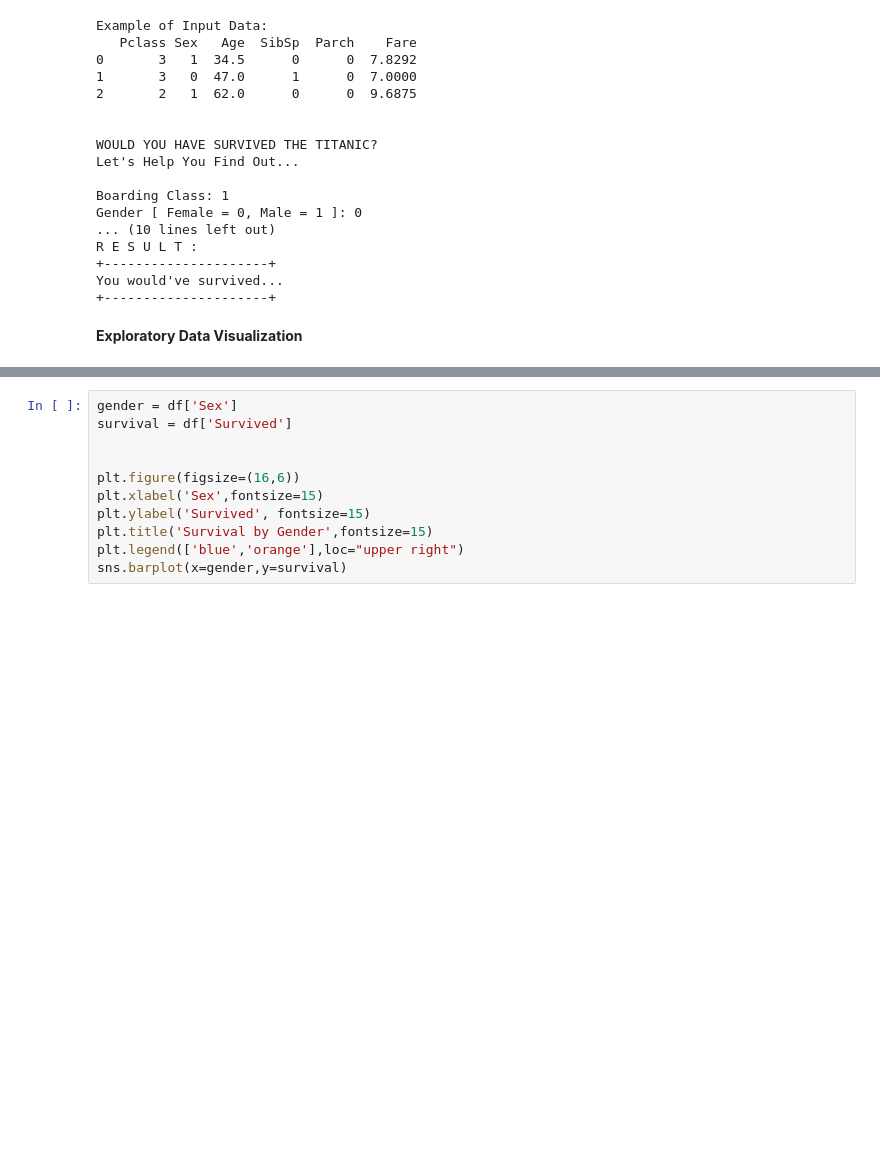
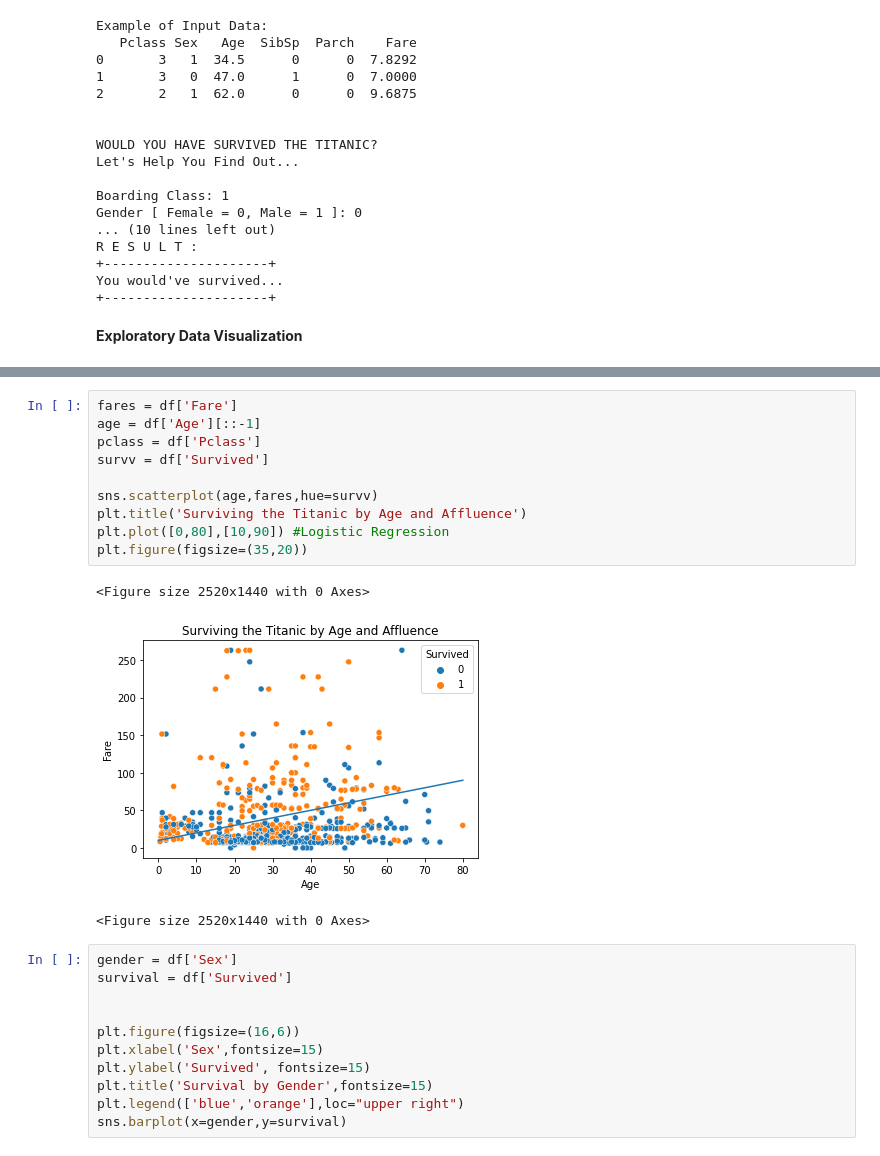
Before and after one commit to invest41/Surviving-the-Titanic, a Jupyter notebook: Titanic_Survival.ipynb, the cells around one changed output, grey strips where cells are left out. Drawn from its saved outputs; the diff is of its cells as text; blank space fills up the shorter version.

```diff
--- a/Titanic_Survival.ipynb
+++ b/Titanic_Survival.ipynb
@@ -250,4 +250,18 @@ plt.figure(figsize=(35,20))
 <Figure size 2520x1440 with 0 Axes>
+# %%
+fares = df['Fare']
+age = df['Age'][::-1]
+pclass = df['Pclass']
+survv = df['Survived']
+
+sns.scatterplot(age,fares,hue=survv)
+plt.title('Surviving the Titanic by Age and Affluence')
+plt.plot([0,80],[10,90]) #Logistic Regression
+plt.figure(figsize=(35,20))
+# %% [output]
+<Figure size 2520x1440 with 0 Axes>
+[figure, added]
+<Figure size 2520x1440 with 0 Axes>
 # %%
 gender = df['Sex']
 survival = df['Survived']
```
Also changed, not shown: parts of 3 cells of this notebook.
